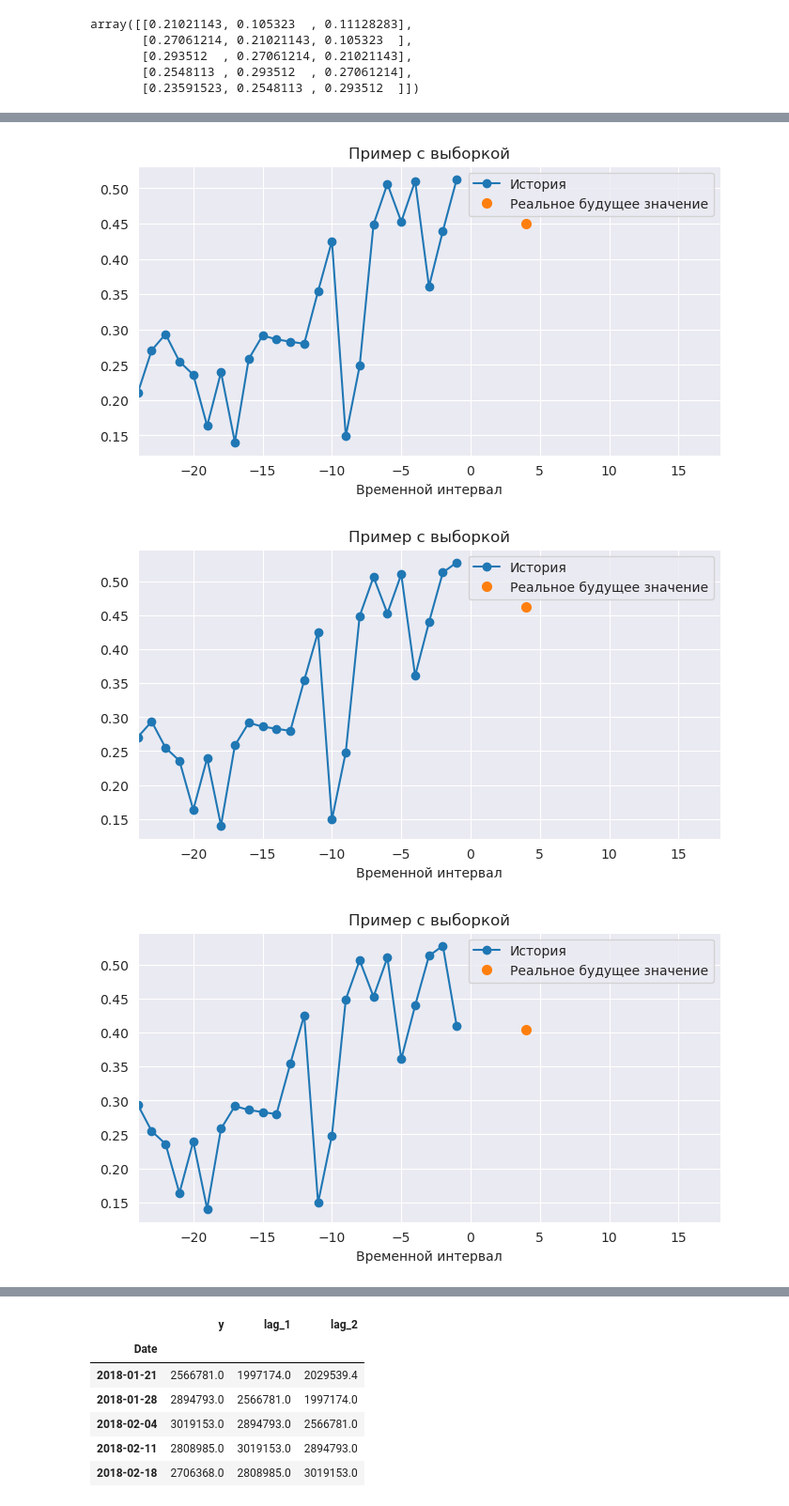
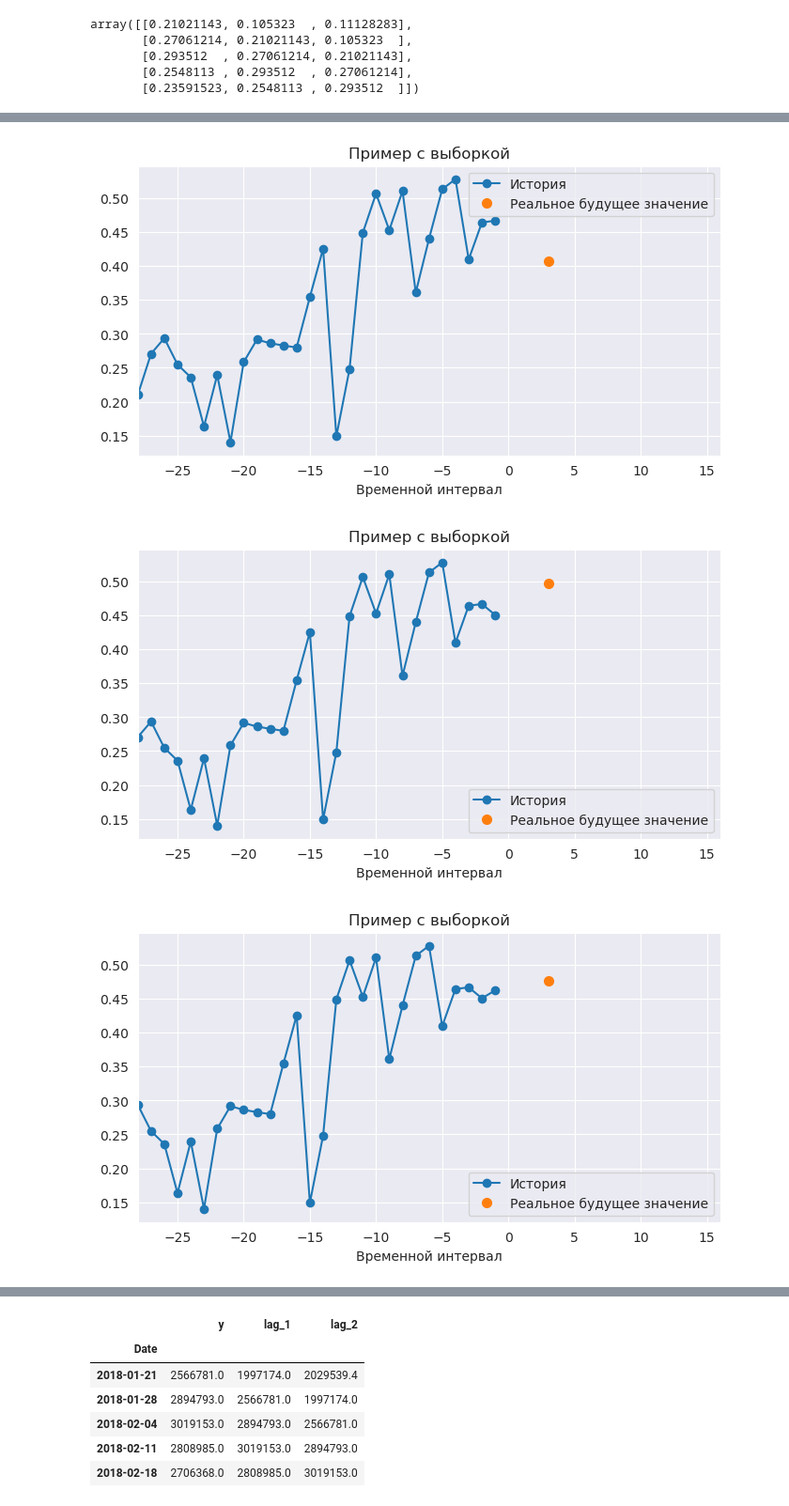
Before and after one commit to tendw/Time_series_model, a Jupyter notebook: Time_series_model (2).ipynb, the cells around one changed output, grey strips where cells are left out. Shown at 94% size. Saved outputs shown, nothing was run; the diff lists cells and outputs as text; code cells hidden in the pictures.

```diff
--- a/Time_series_model (2).ipynb
+++ b/Time_series_model (2).ipynb
@@ -543,13 +543,13 @@ array([[2566781.],
 # %%
 n = len(uni_data)
 
-univariate_past_history = 28
+univariate_past_history = 21
 univariate_future_target = 0
 
-x_train, y_train = univariate_data(uni_data, 0, int(n*0.85),
+x_train, y_train = univariate_data(uni_data, 0, int(n*0.9),
                                            univariate_past_history,
                                            univariate_future_target)
-x_val, y_val = univariate_data(uni_data, int(n*0.85), None,
+x_val, y_val = univariate_data(uni_data, int(n*0.9), None,
                                        univariate_past_history,
                                        univariate_future_target)
 
@@ -737,8 +728,8 @@ def multivariate_data(dataset, target, start_index, end_index, history_size,
 # %%
 n = len(uni_data)
 
-past_history = 24
-future_target = 4
+past_history = 28
+future_target = 3
 STEP = 1
 
 x_train_single, y_train_single = multivariate_data(uni_data, uni_data[:, 0], 0,
@@ -779,16 +770,16 @@ print (y_train_single[0])
 # %%
 for col in range(3):
     show_plot(
               [x_train_single[col][:,0],
                y_train_single[col]],
-               4,
+               3,
                'Пример с выборкой'
                )
 plt.show()
 # %% [output]
-[figure, old version]
+[figure, new version]
-[figure, old version]
+[figure, new version]
-[figure, old version]
+[figure, new version]
 # %%
 single_step_model = tf.keras.models.Sequential([
     tf.keras.layers.LSTM(32, input_shape=x_train_single.shape[-2:]),
```
Also changed, not shown: parts of 33 cells of this notebook.
